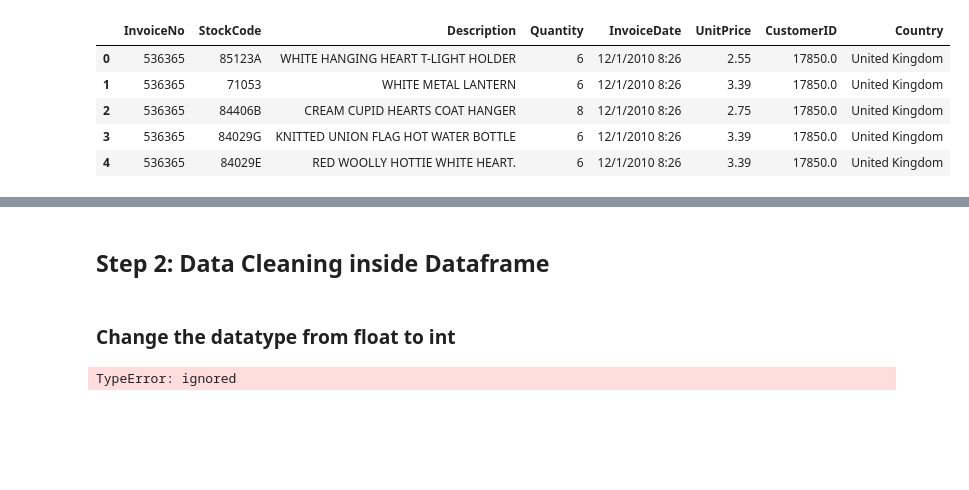
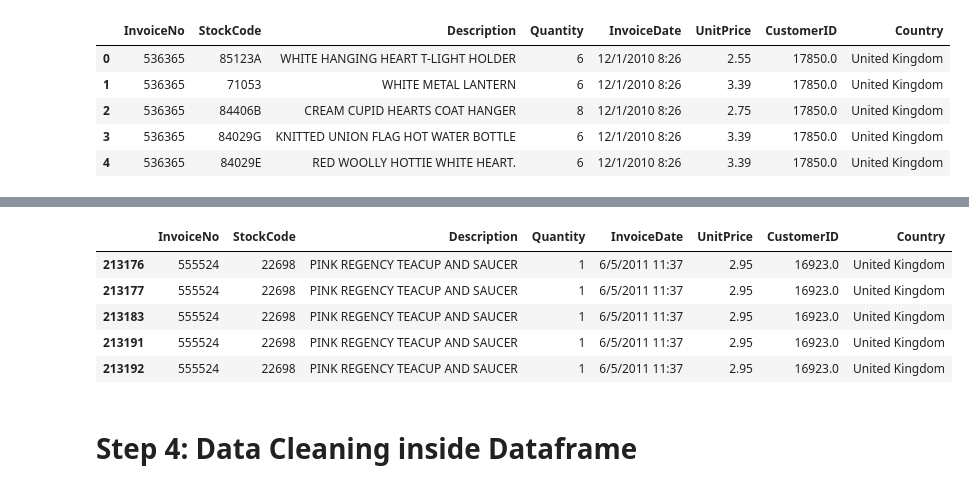
Before and after one commit to TheDataFestAI/Learning_Resources, a Jupyter notebook: learning_poc/poc1_ml_clv.ipynb, the cells around one changed output, grey strips where cells are left out. Drawn from its saved outputs; the diff is of its cells as text; code cells hidden in the pictures; blank space fills up the shorter version.

```diff
--- a/learning_poc/poc1_ml_clv.ipynb
+++ b/learning_poc/poc1_ml_clv.ipynb
@@ -71,8 +208,11 @@ df.head(5)
+# %%
+df.loc[(df['InvoiceNo'] == '555524') & (df['StockCode'] == '22698')].head(5)
+# %% [output]
+|  | InvoiceNo | StockCode | Description | Quantity | InvoiceDate | UnitPrice | CustomerID | Country |
+| 213176 | 555524 | 22698 | PINK REGENCY TEACUP AND SAUCER | 1 | 6/5/2011 11:37 | 2.95 | 16923.0 | United Kingdom |
+| 213177 | 555524 | 22698 | PINK REGENCY TEACUP AND SAUCER | 1 | 6/5/2011 11:37 | 2.95 | 16923.0 | United Kingdom |
+| 213183 | 555524 | 22698 | PINK REGENCY TEACUP AND SAUCER | 1 | 6/5/2011 11:37 | 2.95 | 16923.0 | United Kingdom |
+| 213191 | 555524 | 22698 | PINK REGENCY TEACUP AND SAUCER | 1 | 6/5/2011 11:37 | 2.95 | 16923.0 | United Kingdom |
+| 213192 | 555524 | 22698 | PINK REGENCY TEACUP AND SAUCER | 1 | 6/5/2011 11:37 | 2.95 | 16923.0 | United Kingdom |
 # %% [markdown]
-## Step 2: Data Cleaning inside Dataframe
+# Step 4: Data Cleaning inside Dataframe
-# %% [markdown]
-### Change the datatype from float to int
-# %%
-df["CustomerID"] = pd.apply
-# %% [output]
-TypeError: ignored
```
Also changed, not shown: parts of 44 cells of this notebook.
